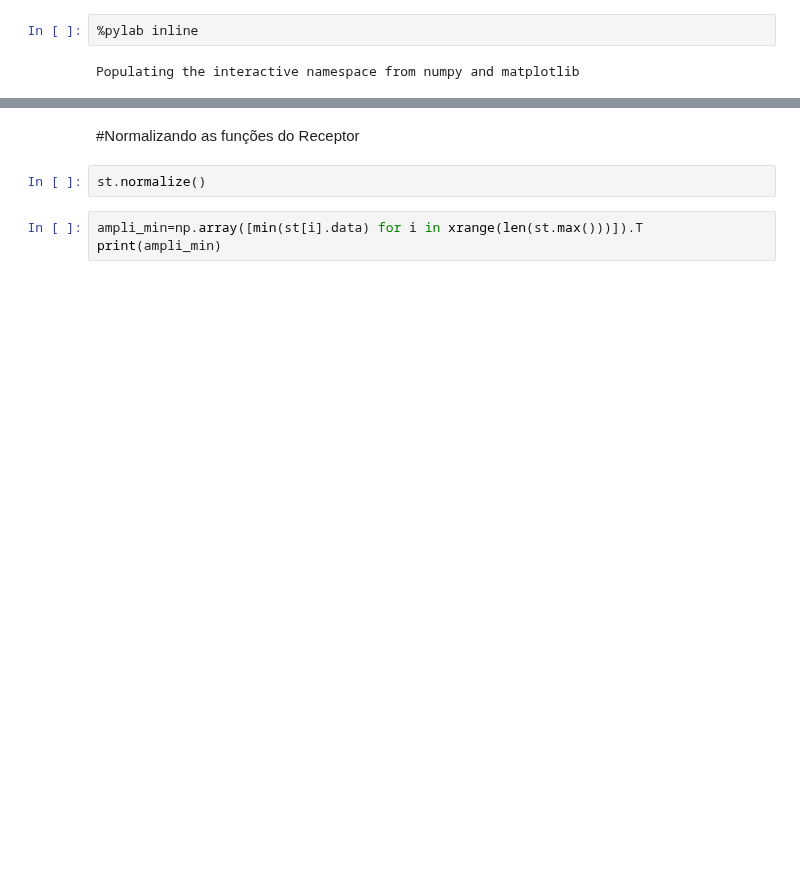
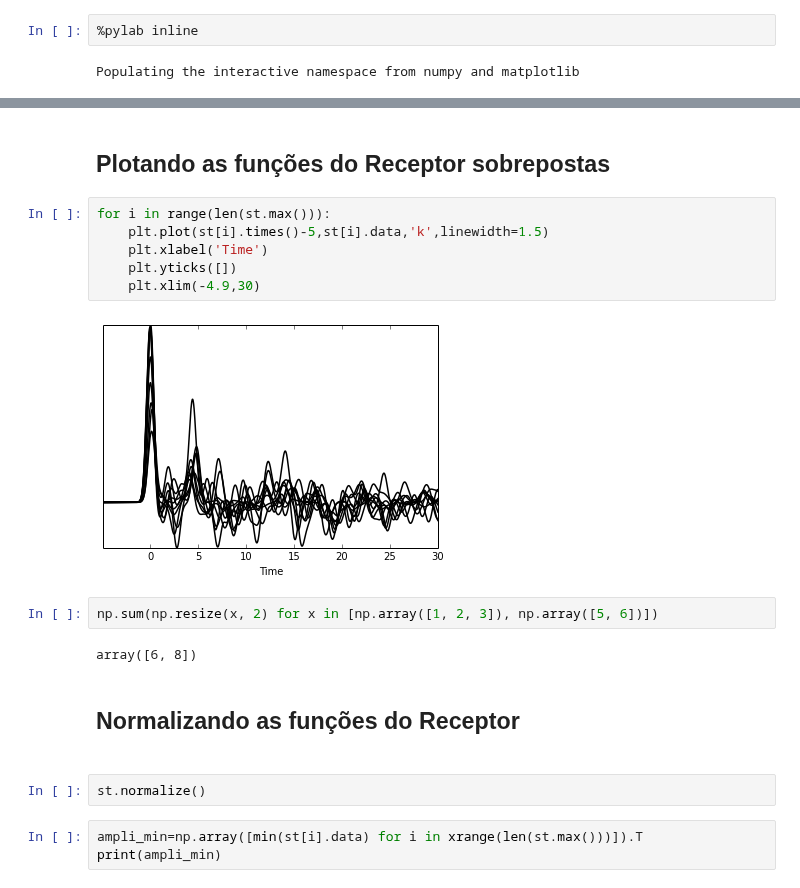
Before and after one commit to dIOGOLOC/projeto_mestrado, a Jupyter notebook: plotagem_funcao_receptor.ipynb, the cells around one changed output, grey strips where cells are left out. Drawn from its saved outputs; the diff is of its cells as text; blank space fills up the shorter version.

```diff
--- a/plotagem_funcao_receptor.ipynb
+++ b/plotagem_funcao_receptor.ipynb
@@ -162,5 +200,19 @@ for i in range(len(st.max())):
+# %% [markdown]
+<h2>Plotando as funções do Receptor sobrepostas</h2>
+# %%
+for i in range(len(st.max())):
+    plt.plot(st[i].times()-5,st[i].data,'k',linewidth=1.5)
+    plt.xlabel('Time')
+    plt.yticks([])
+    plt.xlim(-4.9,30)
+# %% [output]
+[figure, added]
+# %%
+np.sum(np.resize(x, 2) for x in [np.array([1, 2, 3]), np.array([5, 6])])
+# %% [output]
+array([6, 8])
 # %% [markdown]
-#Normalizando as funções do Receptor
+<h2>Normalizando as funções do Receptor<h2>
 # %%
 st.normalize()
 # %%
```
Also changed, not shown: parts of 45 cells of this notebook.
